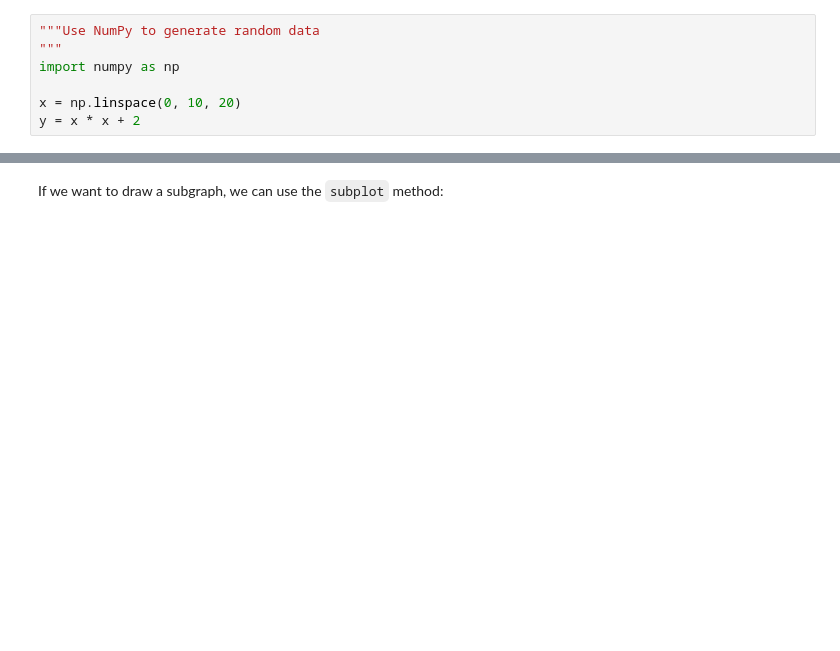
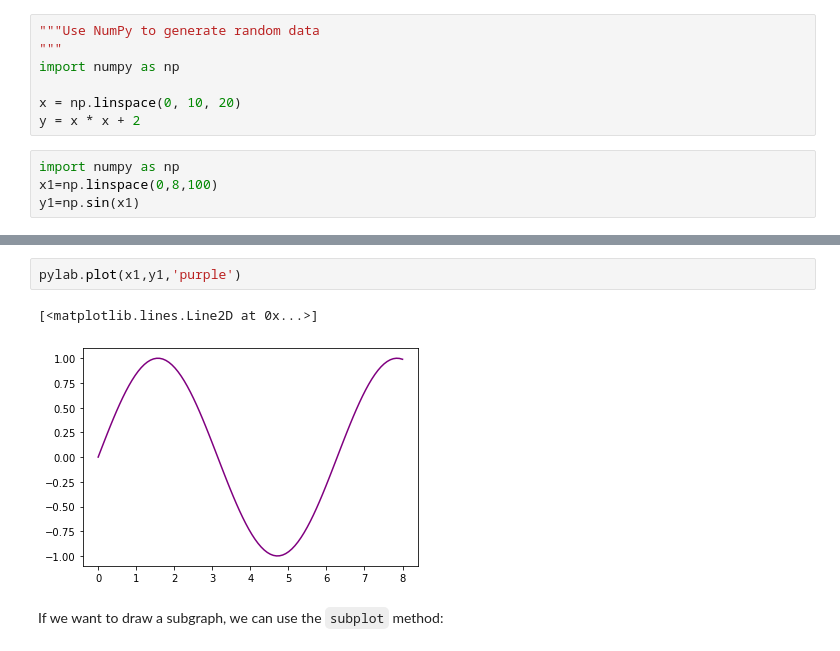
Before and after one commit to zahta/machine-learning, a Jupyter notebook: Notebook/labex_matplotlib.ipynb, the cells around one changed output, grey strips where cells are left out. Cells and saved outputs as stored; diff of their text form; blank space fills up the shorter version.

```diff
--- a/Notebook/labex_matplotlib.ipynb
+++ b/Notebook/labex_matplotlib.ipynb
@@ -83,6 +53,10 @@ import numpy as np
 
 x = np.linspace(0, 10, 20)
 y = x * x + 2
+# %%
+import numpy as np
+x1=np.linspace(0,8,100)
+y1=np.sin(x1)
 # %%
 """It only takes 1 command to draw
 """
@@ -90,3 +67,8 @@ pylab.plot(x, y, 'r') # 'r' stands for red
+# %%
+pylab.plot(x1,y1,'purple')
+# %% [output]
+[<matplotlib.lines.Line2D at 0x...>]
+[figure, added]
 # %% [markdown]
 If we want to draw a subgraph, we can use the `subplot` method:
 # %%
```
Also changed, not shown: parts of 46 cells of this notebook, 4 other files.
